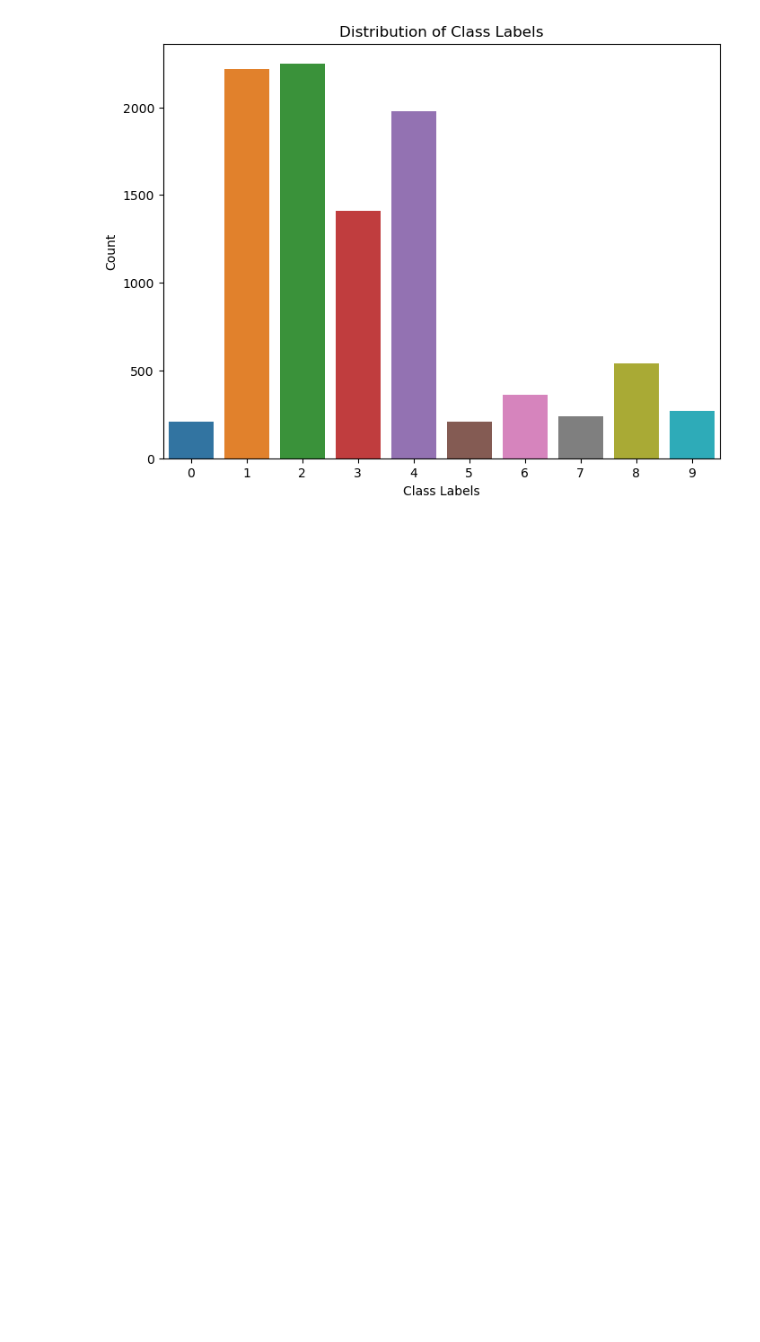
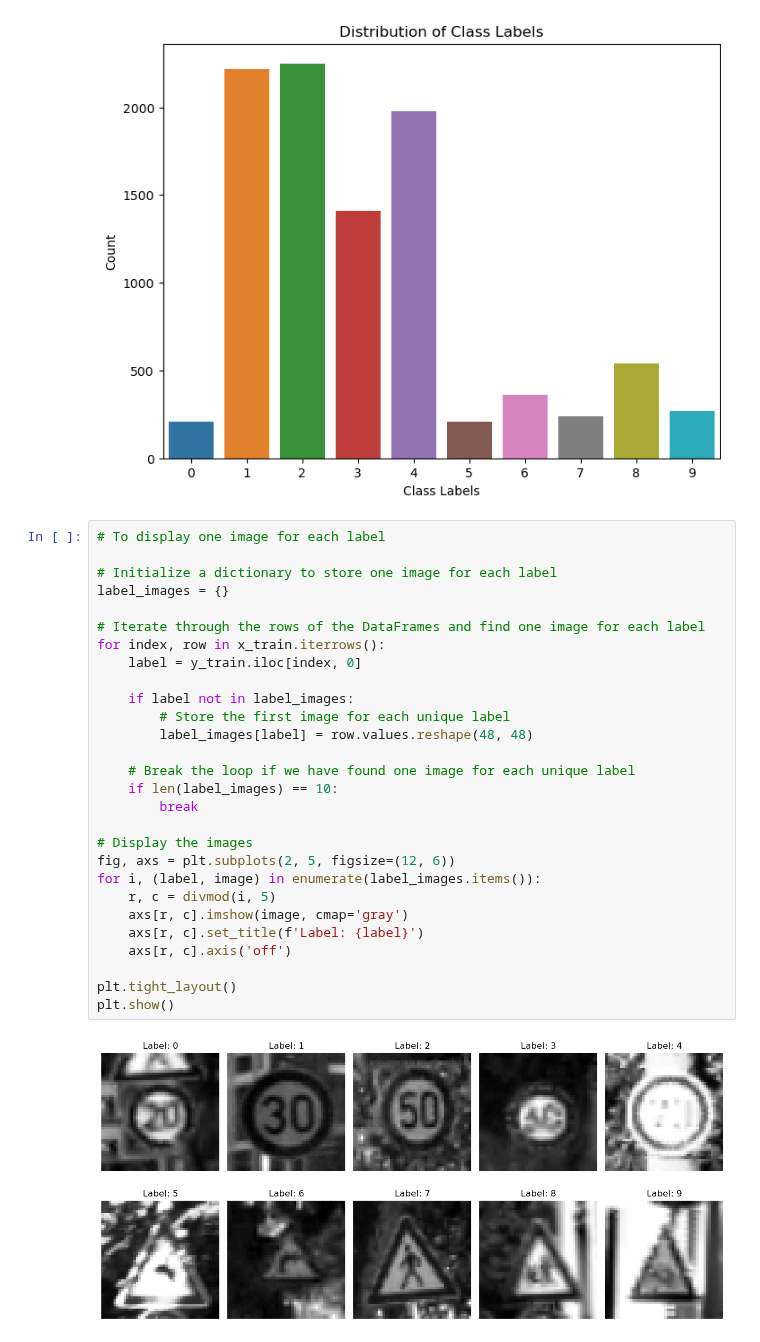
Before and after one commit to farheenfab/DMML-GroupProject, a Jupyter notebook: CW/CW - Visualisation.ipynb, the cells around one changed output. Drawn from its saved outputs; the diff is of its cells as text; blank space fills up the shorter version.

```diff
--- a/CW/CW - Visualisation.ipynb
+++ b/CW/CW - Visualisation.ipynb
@@ -150,3 +175,33 @@ plt.ylabel("Count")
 plt.show()
 # %% [output]
 [figure]
+# %%
+# To display one image for each label
+
+# Initialize a dictionary to store one image for each label
+label_images = {}
+
+# Iterate through the rows of the DataFrames and find one image for each label
+for index, row in x_train.iterrows():
+    label = y_train.iloc[index, 0]
+
+    if label not in label_images:
+        # Store the first image for each unique label
+        label_images[label] = row.values.reshape(48, 48)
+
+    # Break the loop if we have found one image for each unique label
+    if len(label_images) == 10:
+        break
+
+# Display the images
+fig, axs = plt.subplots(2, 5, figsize=(12, 6))
+for i, (label, image) in enumerate(label_images.items()):
+    r, c = divmod(i, 5)
+    axs[r, c].imshow(image, cmap='gray')
+    axs[r, c].set_title(f'Label: {label}')
+    axs[r, c].axis('off')
+
+plt.tight_layout()
+plt.show()
+# %% [output]
+[figure, added]
```
Also changed, not shown: parts of 4 cells of this notebook.
